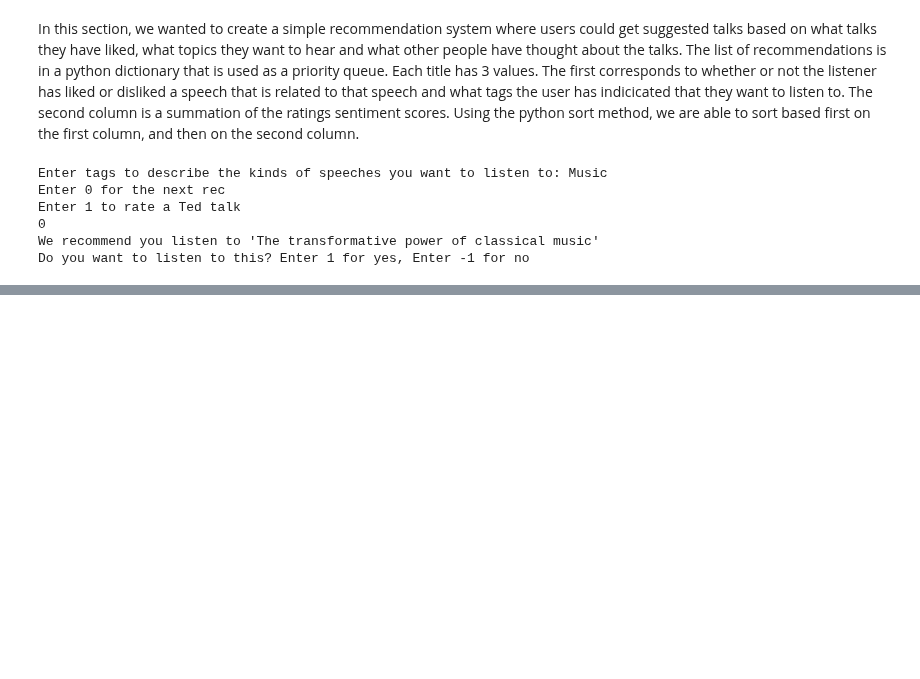
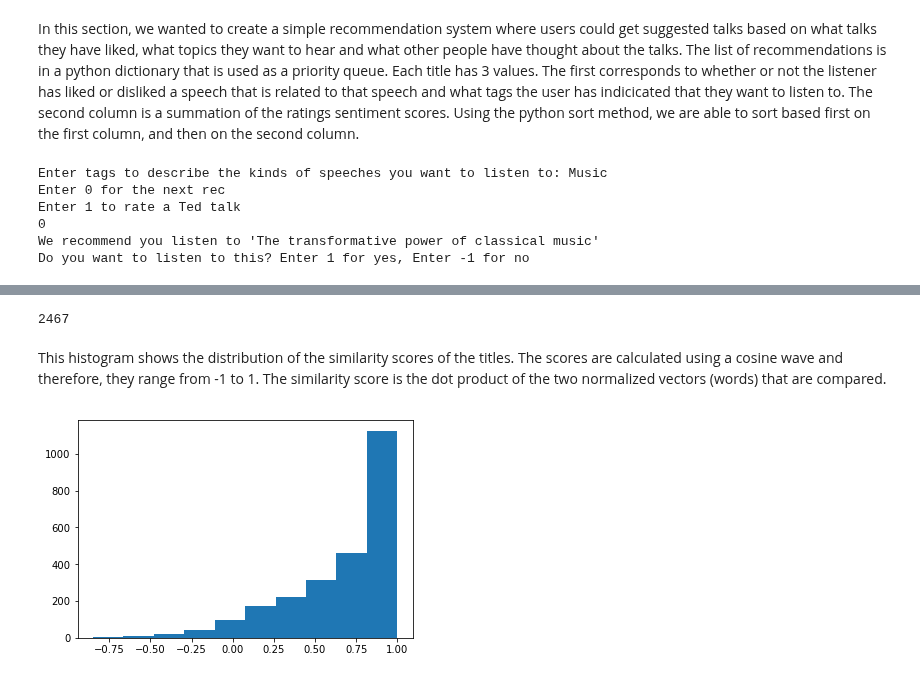
Before and after one commit to jmazanec15/BigDataFinal, a Jupyter notebook: DissectingTed.ipynb, the cells around one changed output, grey strips where cells are left out. Saved outputs shown, nothing was run; the diff lists cells and outputs as text; code cells hidden in the pictures; blank space fills up the shorter version.

```diff
--- a/DissectingTed.ipynb
+++ b/DissectingTed.ipynb
@@ -425,0 +539,19 @@ Do you want to listen to this? Enter 1 for yes, Enter -1 for no
+# %%
+# breaking titles into readable sentences for the word2vec model
+tits= ted.loc[:, "title"]
+sentence=[]
+for title in tits:
+    title=re.sub(":","",title)
+    title=re.sub("\?","",title)
+    title=re.sub("\-","",title)
+    title=title.split()
+    sentence.append(title)
+# %%
+#training model on titles
+import gensim
+from gensim.models import word2vec
+import os
+import logging
+from gensim.models import KeyedVectors
+#logging.basicConfig(format='%(asctime)s : %(levelname)s : %(message)s', level=logging.INFO)
+model = gensim.models.Word2Vec(sentence, min_count=1, hs=1)
@@ -425,0 +663,24 @@ Do you want to listen to this? Enter 1 for yes, Enter -1 for no
+# %%
+#Making sure that the length of the average similarity scores is the same as the length of titles
+print(len(grand_list))
+# %% [output]
+2467
+# %%
+#Creates pandas dataframs with one column for each title's similarity score
+sim_score =  pd.DataFrame(grand_list)
+sim_score.columns = ['Similarity Score']
+# %%
+#Concatinates the two dataframes and pulls only relevant information for answering our question
+result1 = pd.concat([ted, sim_score], axis=1, join='inner')
+sim_focused=result1.loc[:, ["title","Similarity Score","comments","views"]]
+# %% [markdown]
+This histogram shows the distribution of the similarity scores of the titles. The scores are calculated using a cosine wave and therefore, they range from -1 to 1. The similarity score is the dot product of the two normalized vectors (words) that are compared.
+# %%
+#Histogram that shows the distribution of similarity scores
+import numpy as np
+import decimal
+import matplotlib.pyplot as plt
+plt.hist(sim_focused.loc[:,'Similarity Score'])
+plt.show()
+# %% [output]
+[figure, added]
```
Also changed, not shown: parts of 29 cells of this notebook.
